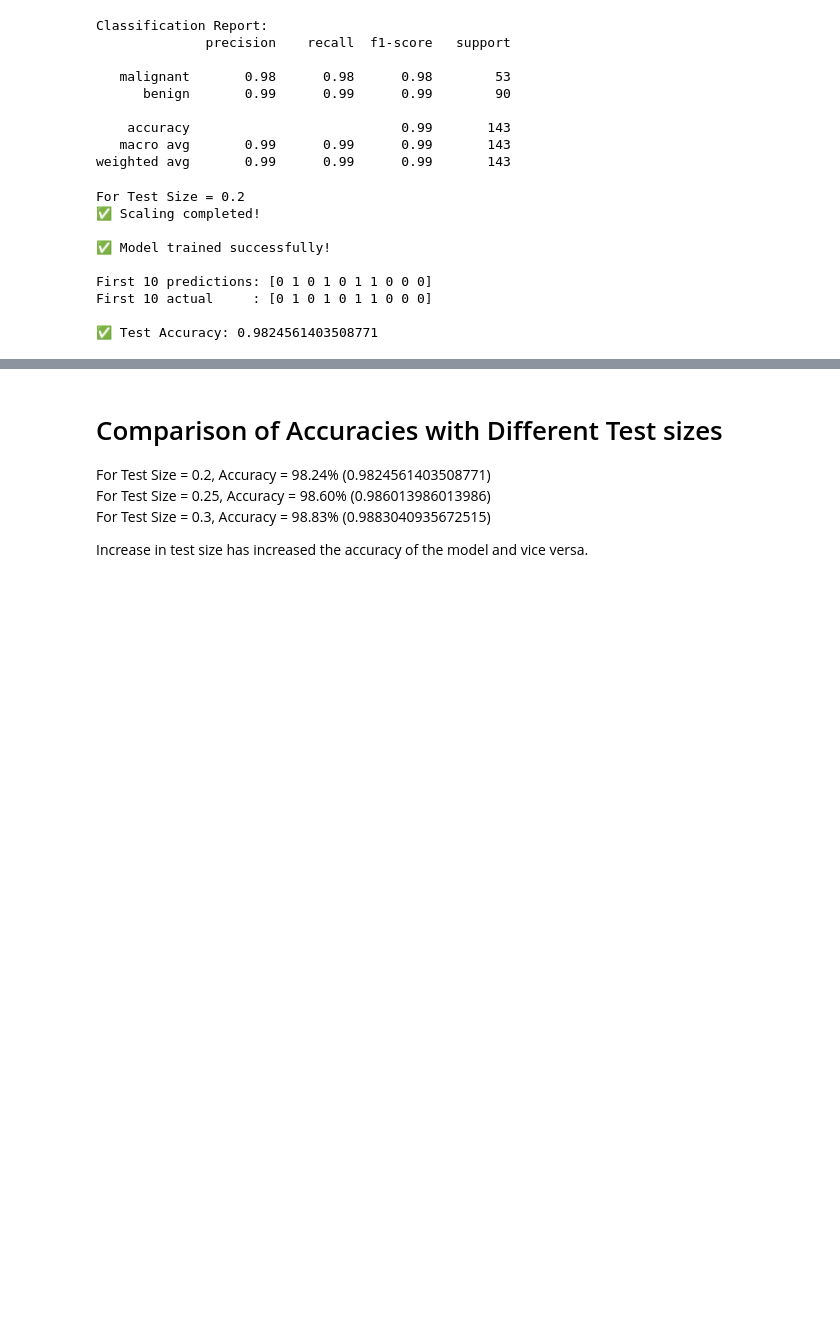
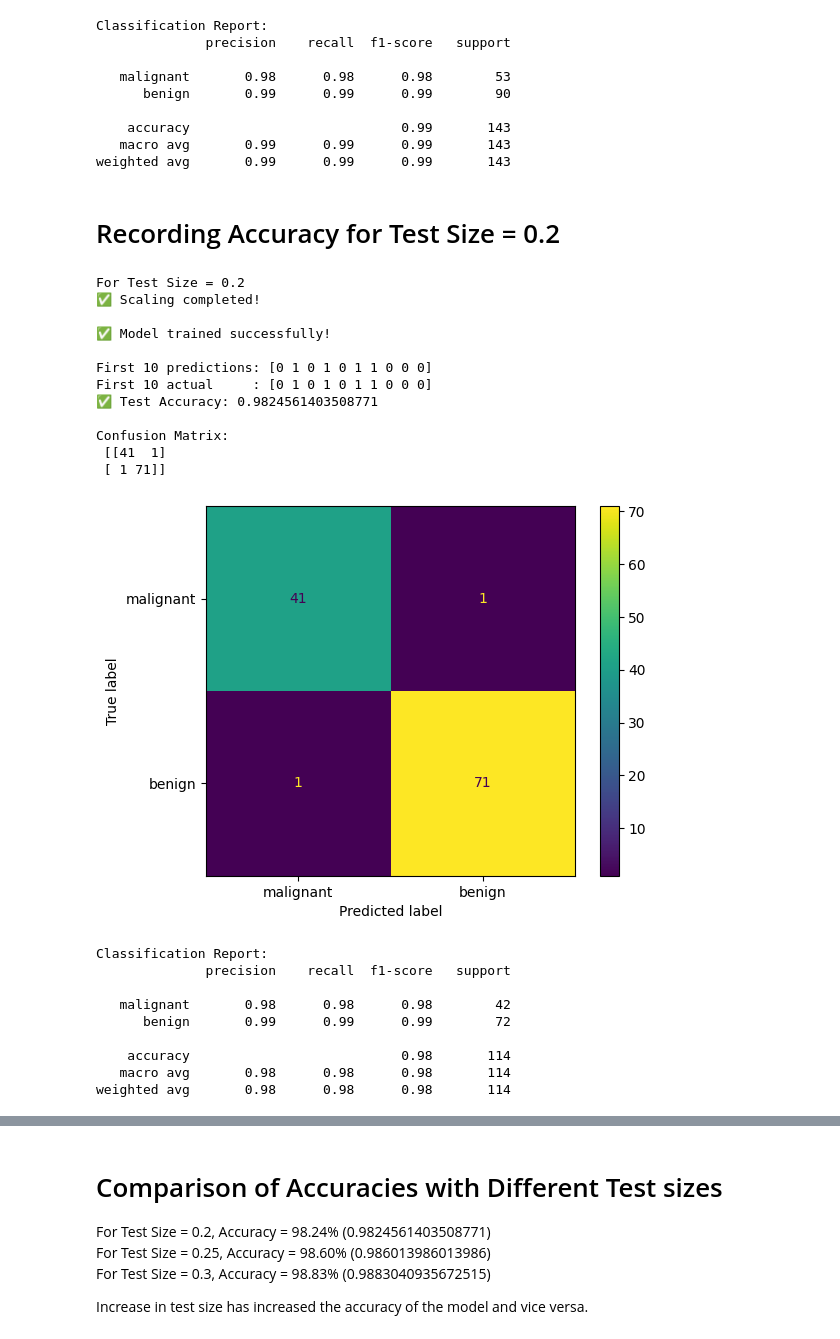
Before and after one commit to PNEC-CS-333-Applied-AI-ML/cs333-lab-01-intro-zainm924666-blip, a Jupyter notebook: Lab01_ME_1932_M_Zain_Ul_Abideen.ipynb, the cells around one changed output, grey strips where cells are left out. Drawn from its saved outputs; the diff is of its cells as text; code cells hidden in the pictures; blank space fills up the shorter version.

```diff
--- a/Lab01_ME_1932_M_Zain_Ul_Abideen.ipynb
+++ b/Lab01_ME_1932_M_Zain_Ul_Abideen.ipynb
@@ -258,6 +258,8 @@ Classification Report:
     accuracy                           0.99       143
    macro avg       0.99      0.99      0.99       143
 weighted avg       0.99      0.99      0.99       143
+# %% [markdown]
+# Recording Accuracy for Test Size = 0.2
 # %%
 # Recording Accuracy for test size = 0.2
 
@@ -273,34 +275,57 @@ print("For Test Size = 0.2")
 print("✅ Scaling completed!\n")
 
 # Train a Classifier (Logistic Regression)
 
 from sklearn.linear_model import LogisticRegression
 
 model = LogisticRegression(max_iter=500, random_state=42)
 model.fit(X_train1_scaled, y_train1)
 
 print("✅ Model trained successfully!\n")
 
 # Predictions
 
 y_pred1 = model.predict(X_test1_scaled)
 
 print("First 10 predictions:", y_pred1[:10])
 print("First 10 actual     :", y_test1[:10])
 
 # Evaluation
-
-from sklearn.metrics import accuracy_score
+from sklearn.metrics import accuracy_score, confusion_matrix, classification_report, ConfusionMatrixDisplay
 
 acc1 = accuracy_score(y_test1, y_pred1)
-print("\n✅ Test Accuracy:", acc1)
+print("✅ Test Accuracy:", acc1)
+
+cm1 = confusion_matrix(y_test1, y_pred1)
+print("\nConfusion Matrix:\n", cm1)
+
+disp = ConfusionMatrixDisplay(confusion_matrix=cm1, display_labels=data.target_names)
+disp.plot()
+plt.grid(False)
+plt.show()
+
+print("\nClassification Report:")
+print(classification_report(y_test1, y_pred1, target_names=data.target_names))
 # %% [output]
 For Test Size = 0.2
 ✅ Scaling completed!
 
 ✅ Model trained successfully!
 
 First 10 predictions: [0 1 0 1 0 1 1 0 0 0]
 First 10 actual     : [0 1 0 1 0 1 1 0 0 0]
+✅ Test Accuracy: 0.9824561403508771
 
-✅ Test Accuracy: 0.9824561403508771
+Confusion Matrix:
+ [[41  1]
+ [ 1 71]]
+[figure, added]
+Classification Report:
+              precision    recall  f1-score   support
+
+   malignant       0.98      0.98      0.98        42
+      benign       0.99      0.99      0.99        72
+
+    accuracy                           0.98       114
+   macro avg       0.98      0.98      0.98       114
+weighted avg       0.98      0.98      0.98       114
```
Also changed, not shown: parts of 3 cells of this notebook.
